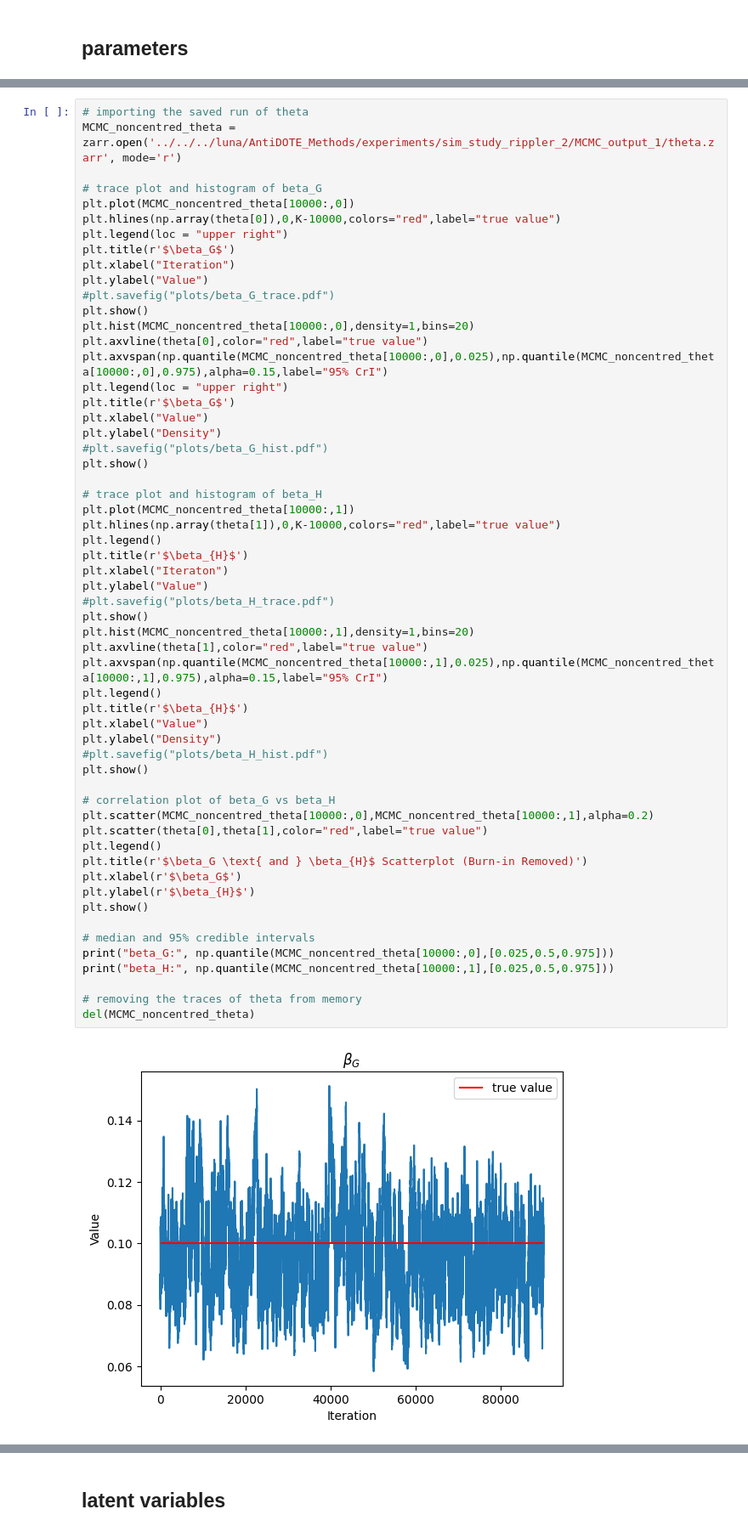
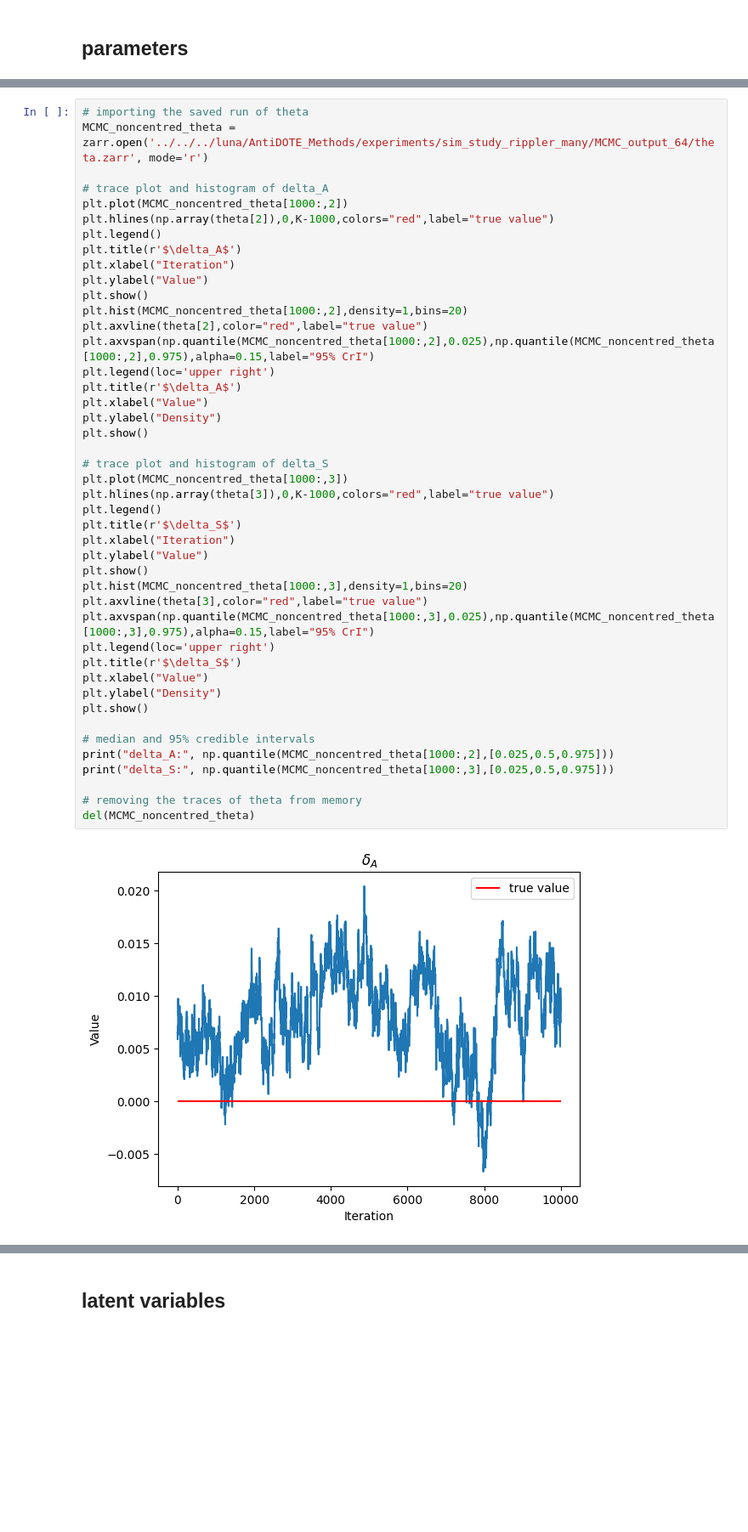
Before and after one commit to neilljn/AntiDOTE_Methods, a Jupyter notebook: experiments/sim_study_rippler_many/results.ipynb, the cells around one changed output, grey strips where cells are left out. Shown at 85% size. Saved outputs shown, nothing was run; the diff lists cells and outputs as text; blank space fills up the shorter version.

```diff
--- a/experiments/sim_study_rippler_many/results.ipynb
+++ b/experiments/sim_study_rippler_many/results.ipynb
@@ -290,59 +318,46 @@ del(MCMC_noncentred_theta)
 # %%
 # importing the saved run of theta
-MCMC_noncentred_theta = zarr.open('../../../luna/AntiDOTE_Methods/experiments/sim_study_rippler_2/MCMC_output_1/theta.zarr', mode='r')
+MCMC_noncentred_theta = zarr.open('../../../luna/AntiDOTE_Methods/experiments/sim_study_rippler_many/MCMC_output_64/theta.zarr', mode='r')
 
-# trace plot and histogram of beta_G
-plt.plot(MCMC_noncentred_theta[10000:,0])
-plt.hlines(np.array(theta[0]),0,K-10000,colors="red",label="true value")
-plt.legend(loc = "upper right")
-plt.title(r'$\beta_G$')
+# trace plot and histogram of delta_A
+plt.plot(MCMC_noncentred_theta[1000:,2])
+plt.hlines(np.array(theta[2]),0,K-1000,colors="red",label="true value")
+plt.legend()
+plt.title(r'$\delta_A$')
 plt.xlabel("Iteration")
 plt.ylabel("Value")
-#plt.savefig("plots/beta_G_trace.pdf")
 plt.show()
-plt.hist(MCMC_noncentred_theta[10000:,0],density=1,bins=20)
-plt.axvline(theta[0],color="red",label="true value")
-plt.axvspan(np.quantile(MCMC_noncentred_theta[10000:,0],0.025),np.quantile(MCMC_noncentred_theta[10000:,0],0.975),alpha=0.15,label="95% CrI")
-plt.legend(loc = "upper right")
-plt.title(r'$\beta_G$')
+plt.hist(MCMC_noncentred_theta[1000:,2],density=1,bins=20)
+plt.axvline(theta[2],color="red",label="true value")
+plt.axvspan(np.quantile(MCMC_noncentred_theta[1000:,2],0.025),np.quantile(MCMC_noncentred_theta[1000:,2],0.975),alpha=0.15,label="95% CrI")
+plt.legend(loc='upper right')
+plt.title(r'$\delta_A$')
 plt.xlabel("Value")
 plt.ylabel("Density")
-#plt.savefig("plots/beta_G_hist.pdf")
 plt.show()
 
-# trace plot and histogram of beta_H
-plt.plot(MCMC_noncentred_theta[10000:,1])
-plt.hlines(np.array(theta[1]),0,K-10000,colors="red",label="true value")
+# trace plot and histogram of delta_S
+plt.plot(MCMC_noncentred_theta[1000:,3])
+plt.hlines(np.array(theta[3]),0,K-1000,colors="red",label="true value")
 plt.legend()
-plt.title(r'$\beta_{H}$')
-plt.xlabel("Iteraton")
+plt.title(r'$\delta_S$')
+plt.xlabel("Iteration")
 plt.ylabel("Value")
-#plt.savefig("plots/beta_H_trace.pdf")
 plt.show()
-plt.hist(MCMC_noncentred_theta[10000:,1],density=1,bins=20)
-plt.axvline(theta[1],color="red",label="true value")
-plt.axvspan(np.quantile(MCMC_noncentred_theta[10000:,1],0.025),np.quantile(MCMC_noncentred_theta[10000:,1],0.975),alpha=0.15,label="95% CrI")
-plt.legend()
-plt.title(r'$\beta_{H}$')
+plt.hist(MCMC_noncentred_theta[1000:,3],density=1,bins=20)
+plt.axvline(theta[3],color="red",label="true value")
+plt.axvspan(np.quantile(MCMC_noncentred_theta[1000:,3],0.025),np.quantile(MCMC_noncentred_theta[1000:,3],0.975),alpha=0.15,label="95% CrI")
+plt.legend(loc='upper right')
+plt.title(r'$\delta_S$')
 plt.xlabel("Value")
 plt.ylabel("Density")
-#plt.savefig("plots/beta_H_hist.pdf")
-plt.show()
-
-# correlation plot of beta_G vs beta_H
-plt.scatter(MCMC_noncentred_theta[10000:,0],MCMC_noncentred_theta[10000:,1],alpha=0.2)
-plt.scatter(theta[0],theta[1],color="red",label="true value")
-plt.legend()
-plt.title(r'$\beta_G \text{ and } \beta_{H}$ Scatterplot (Burn-in Removed)')
-plt.xlabel(r'$\beta_G$')
-plt.ylabel(r'$\beta_{H}$')
 plt.show()
 
 # median and 95% credible intervals
-print("beta_G:", np.quantile(MCMC_noncentred_theta[10000:,0],[0.025,0.5,0.975]))
-print("beta_H:", np.quantile(MCMC_noncentred_theta[10000:,1],[0.025,0.5,0.975]))
+print("delta_A:", np.quantile(MCMC_noncentred_theta[1000:,2],[0.025,0.5,0.975]))
+print("delta_S:", np.quantile(MCMC_noncentred_theta[1000:,3],[0.025,0.5,0.975]))
 
 # removing the traces of theta from memory
 del(MCMC_noncentred_theta)
 # %% [output]
-[figure, old version]
+[figure, new version]
```
Also changed, not shown: parts of 28 cells of this notebook, 6 other files.
